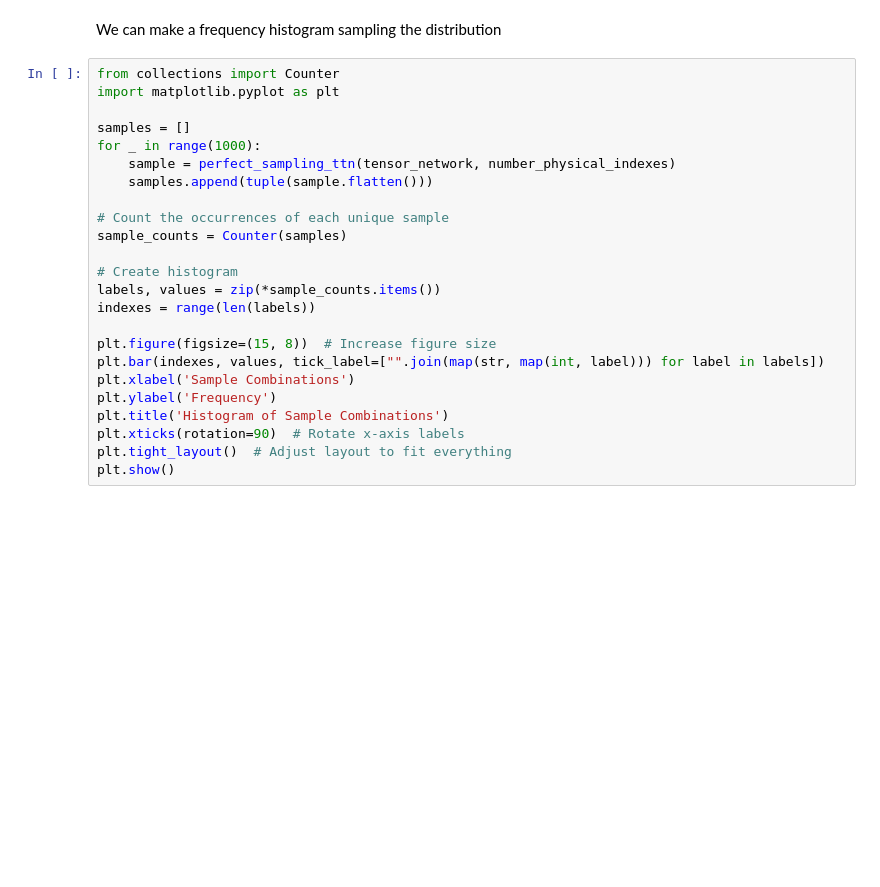
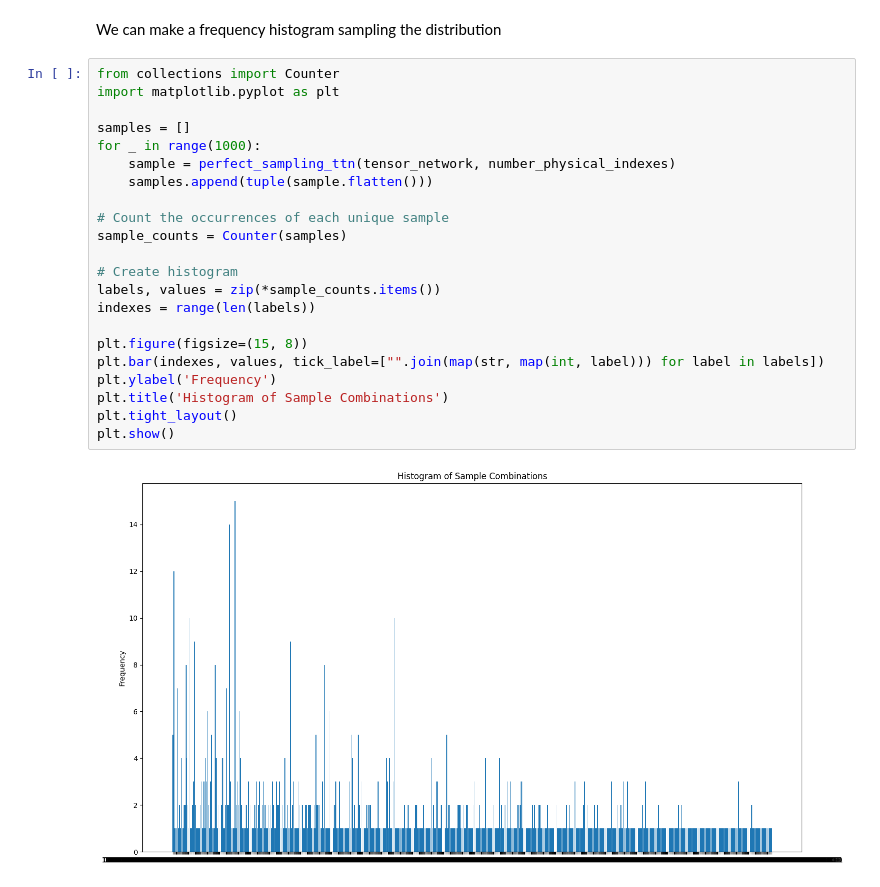
Before and after one commit to mattia-robbiano/tnbm, a Jupyter notebook: TTN.ipynb, the cells around one changed output. Saved outputs shown, nothing was run; the diff lists cells and outputs as text; blank space fills up the shorter version.

```diff
--- a/TTN.ipynb
+++ b/TTN.ipynb
@@ -215,24 +215,24 @@ We can make a frequency histogram sampling the distribution
 # %%
 from collections import Counter
 import matplotlib.pyplot as plt
 
 samples = []
 for _ in range(1000):
     sample = perfect_sampling_ttn(tensor_network, number_physical_indexes)
     samples.append(tuple(sample.flatten()))
 
 # Count the occurrences of each unique sample
 sample_counts = Counter(samples)
 
 # Create histogram
 labels, values = zip(*sample_counts.items())
 indexes = range(len(labels))
 
-plt.figure(figsize=(15, 8))  # Increase figure size
+plt.figure(figsize=(15, 8))
 plt.bar(indexes, values, tick_label=["".join(map(str, map(int, label))) for label in labels])
-plt.xlabel('Sample Combinations')
 plt.ylabel('Frequency')
 plt.title('Histogram of Sample Combinations')
-plt.xticks(rotation=90)  # Rotate x-axis labels
-plt.tight_layout()  # Adjust layout to fit everything
+plt.tight_layout()
 plt.show()
+# %% [output]
+[figure, added]
```
Also changed, not shown: parts of 3 cells of this notebook.
